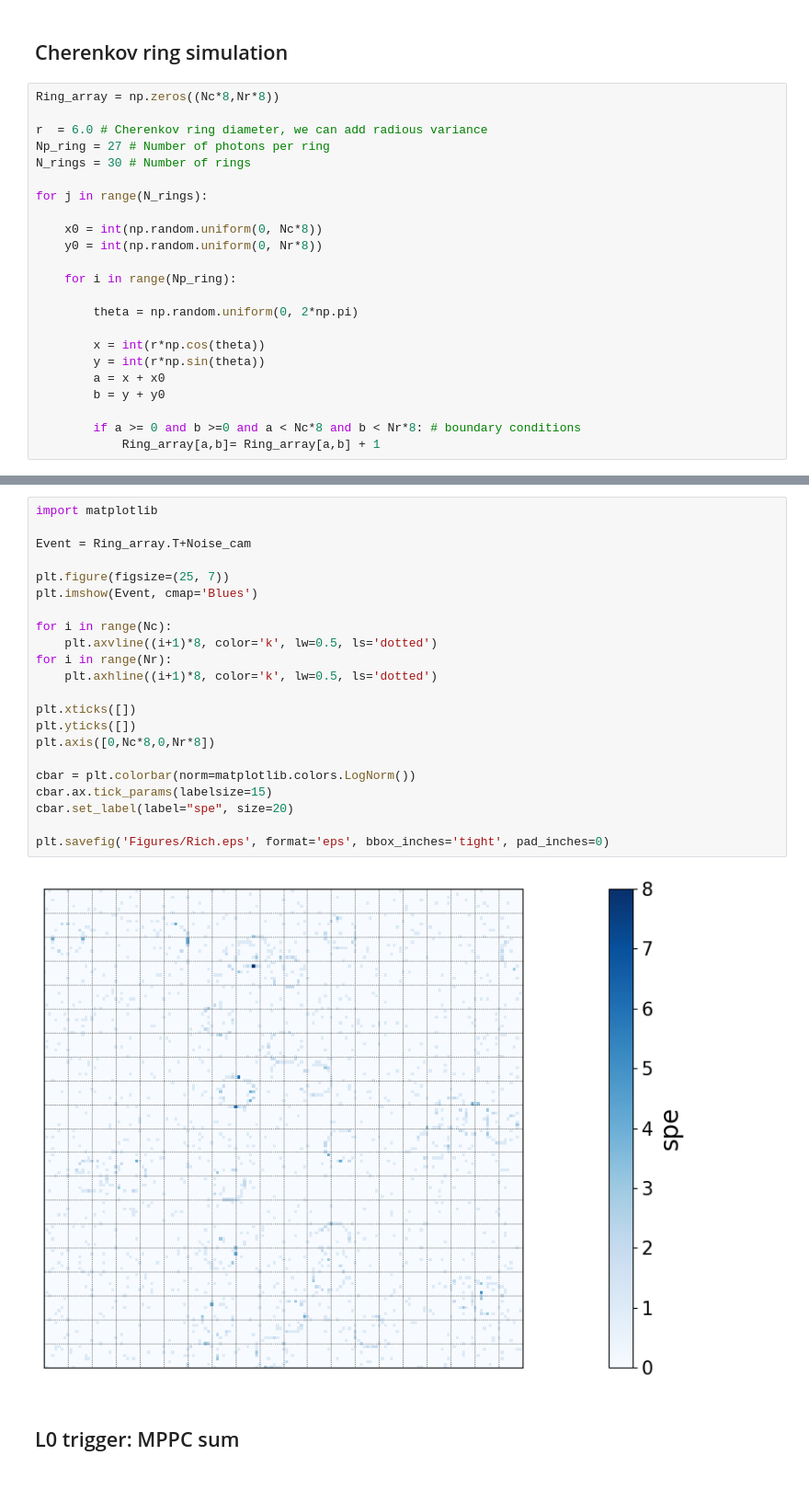
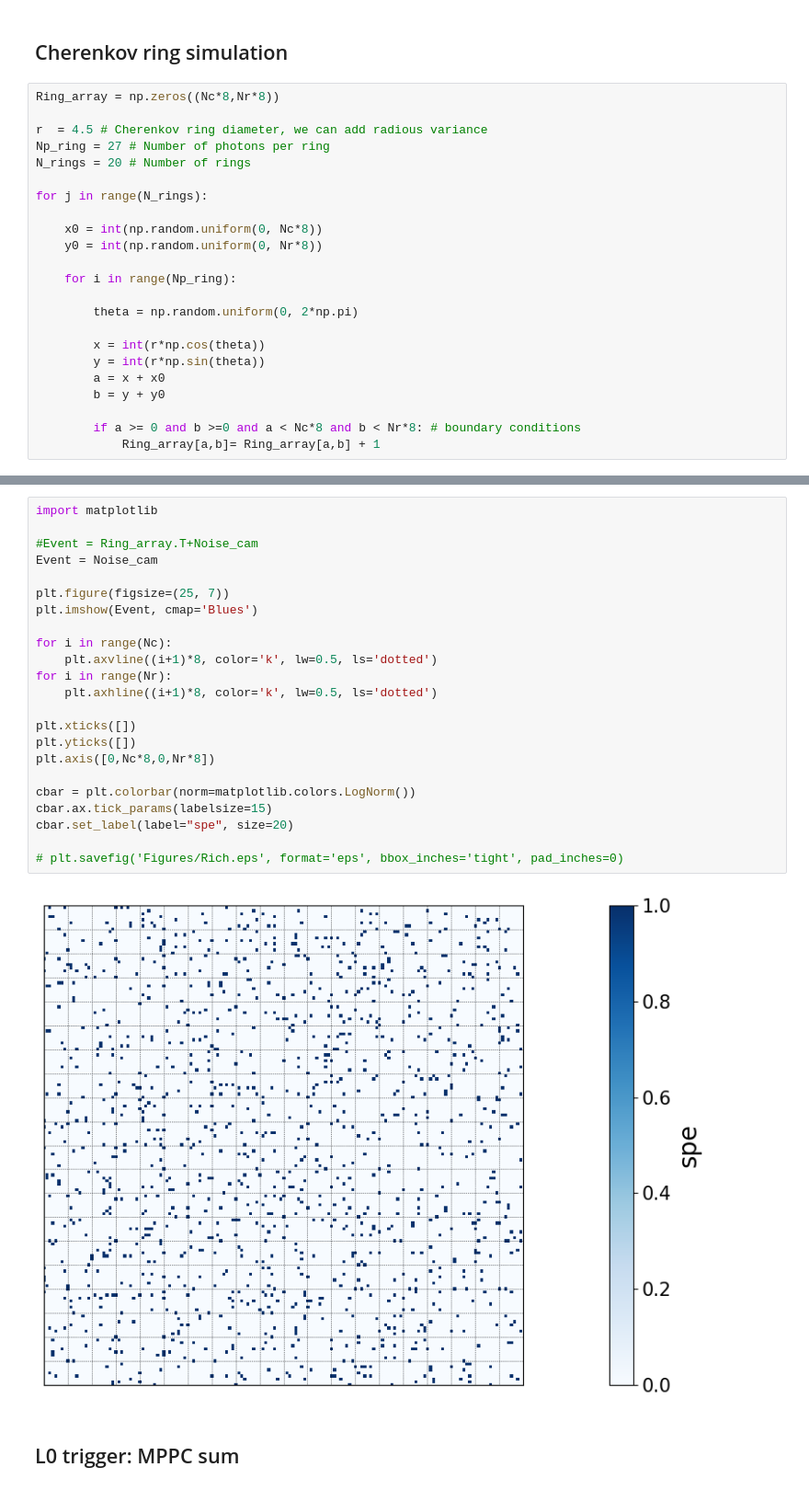
Before and after one commit to JesusPenha/CBM_jupyterhub, a Jupyter notebook: Triggering_sysytem.ipynb, the cells around one changed output, grey strips where cells are left out. Shown at 92% size. Saved outputs shown, nothing was run; the diff lists cells and outputs as text.

```diff
--- a/Triggering_sysytem.ipynb
+++ b/Triggering_sysytem.ipynb
@@ -191,9 +191,9 @@ for j in range(P):
 # %%
 Ring_array = np.zeros((Nc*8,Nr*8))
 
-r  = 6.0 # Cherenkov ring diameter, we can add radious variance
+r  = 4.5 # Cherenkov ring diameter, we can add radious variance
 Np_ring = 27 # Number of photons per ring
-N_rings = 30 # Number of rings
+N_rings = 20 # Number of rings
 
 for j in range(N_rings):
 
@@ -222,27 +222,28 @@ Noise_cam = sipm.Camera_noise(Pulse_shape, N_pixel, Pixel_size, M, DCR, Cross, A
 # %%
 import matplotlib
 
-Event = Ring_array.T+Noise_cam
+#Event = Ring_array.T+Noise_cam
+Event = Noise_cam
 
 plt.figure(figsize=(25, 7))
 plt.imshow(Event, cmap='Blues')
 
 for i in range(Nc):
     plt.axvline((i+1)*8, color='k', lw=0.5, ls='dotted')
 for i in range(Nr):
     plt.axhline((i+1)*8, color='k', lw=0.5, ls='dotted')
 
 plt.xticks([])
 plt.yticks([])
 plt.axis([0,Nc*8,0,Nr*8])
 
 cbar = plt.colorbar(norm=matplotlib.colors.LogNorm())
 cbar.ax.tick_params(labelsize=15)
 cbar.set_label(label="spe", size=20)
 
-plt.savefig('Figures/Rich.eps', format='eps', bbox_inches='tight', pad_inches=0)
+# plt.savefig('Figures/Rich.eps', format='eps', bbox_inches='tight', pad_inches=0)
 # %% [output]
-[figure, old version]
+[figure, new version]
 # %% [markdown]
 ## L0 trigger: MPPC sum
 # %% [markdown]
```
Also changed, not shown: parts of 7 cells of this notebook, 4 other files.
